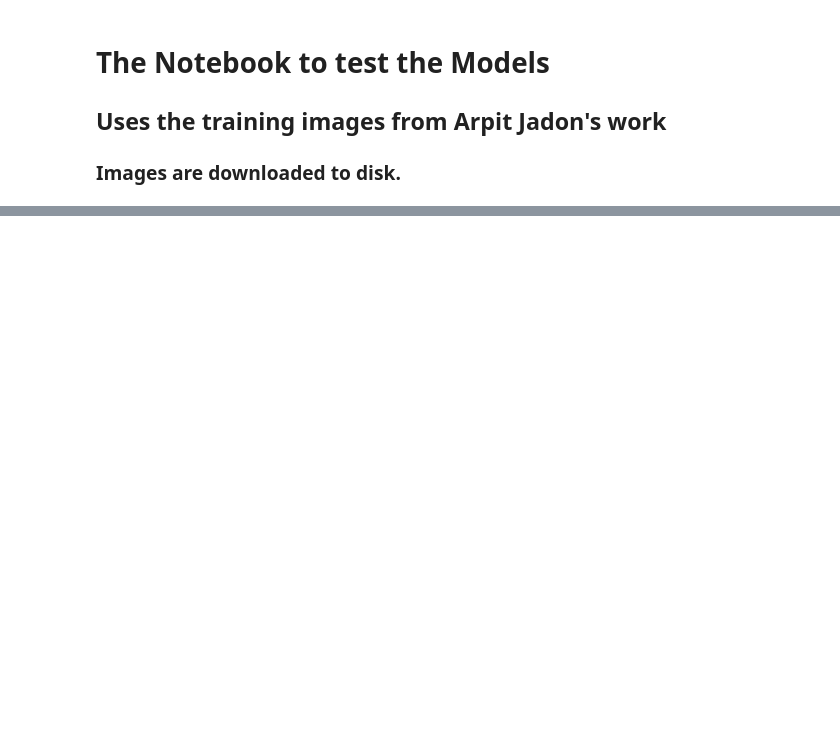
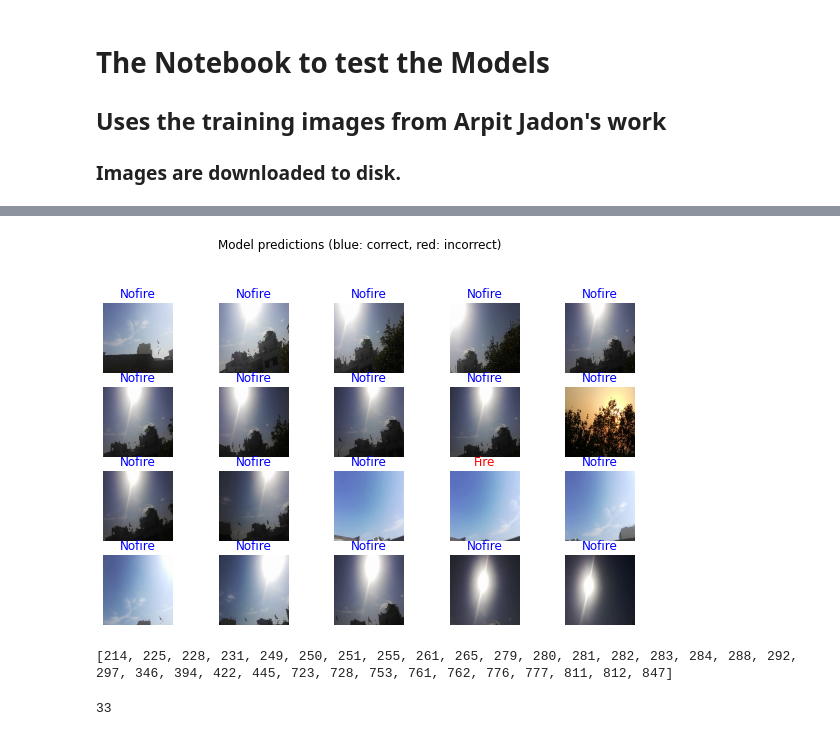
Before and after one commit to SwiftyIsSwaggy/AI-Projects, a Jupyter notebook: Fire_Detection/test.ipynb, the cells around one changed output, grey strips where cells are left out. Saved outputs shown, nothing was run; the diff lists cells and outputs as text; code cells hidden in the pictures; blank space fills up the shorter version.

```diff
--- a/Fire_Detection/test.ipynb
+++ b/Fire_Detection/test.ipynb
@@ -72,0 +46,6 @@ predicted_labels.astype(int)
+# %%
+reload_sm_keras = tf.keras.models.load_model(
+  export_path_sm,
+  custom_objects={'KerasLayer': hub.KerasLayer})
+
+reload_sm_keras.summary()
@@ -72,0 +70,7 @@ predicted_labels.astype(int)
+# %%
+image_gen_val = ImageDataGenerator(rescale=1./255)
+val_data_gen = image_gen_val.flow_from_directory(batch_size=20,
+                            directory=DATADIR,
+                            target_size=(IMG_SHAPE,IMG_SHAPE),
+                            class_mode='binary',
+                            shuffle = False)
@@ -73,7 +79,7 @@ predicted_labels.astype(int)
 # %%
 #Print Classification Report and Confusion Matrix
 #Confusion Matrix and Classification Report
-Y_pred = model.predict(val_data_gen, int(np.ceil(val_data_gen.n / float(batch_size))))
+Y_pred = reload_sm_keras.predict(val_data_gen, int(np.ceil(val_data_gen.n / float(batch_size))))
 y_pred = np.argmax(Y_pred, axis=1)
 print('Confusion Matrix')
 print(confusion_matrix(val_data_gen.classes, y_pred))
@@ -82,0 +102,3 @@ print(classification_report(val_data_gen.classes, y_pred, target_names=target_na
+# %%
+Y_pred = tf.squeeze(Y_pred).numpy()
+predicted_ids = np.argmax(Y_pred, axis=1)
@@ -82,0 +126,13 @@ print(classification_report(val_data_gen.classes, y_pred, target_names=target_na
+# %%
+plt.figure(figsize=(10,9))
+batch_num=37 #0-44 batches.
+for n in range(20):
+  img_batch = val_data_gen[batch_num][0]
+  plt.subplot(6,5,n+1)
+  plt.imshow(img_batch[n])
+  color = "blue" if predicted_ids[batch_num*20+n] == val_data_gen.classes[batch_num*20+n] else "red"
+  plt.title(Classes[predicted_ids[batch_num*20+n]].title(), color=color)
+  plt.axis('off')
+_ = plt.suptitle("Model predictions (blue: correct, red: incorrect)")
+# %% [output]
+[figure, added]
@@ -82,0 +149,8 @@ print(classification_report(val_data_gen.classes, y_pred, target_names=target_na
+# %%
+print(missed_values)
+# %% [output]
+[214, 225, 228, 231, 249, 250, 251, 255, 261, 265, 279, 280, 281, 282, 283, 284, 288, 292, 297, 346, 394, 422, 445, 723, 728, 753, 761, 762, 776, 777, 811, 812, 847]
+# %%
+print(len(missed_values))
+# %% [output]
+33
```
Also changed, not shown: parts of 23 cells of this notebook, 2 other files.
